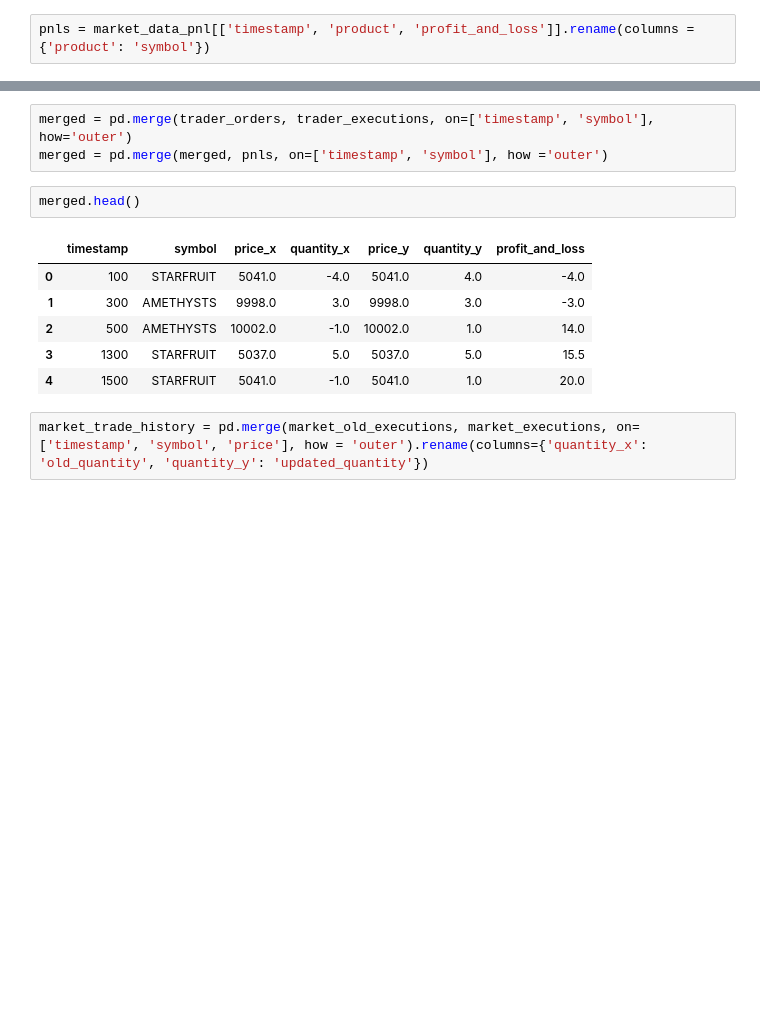
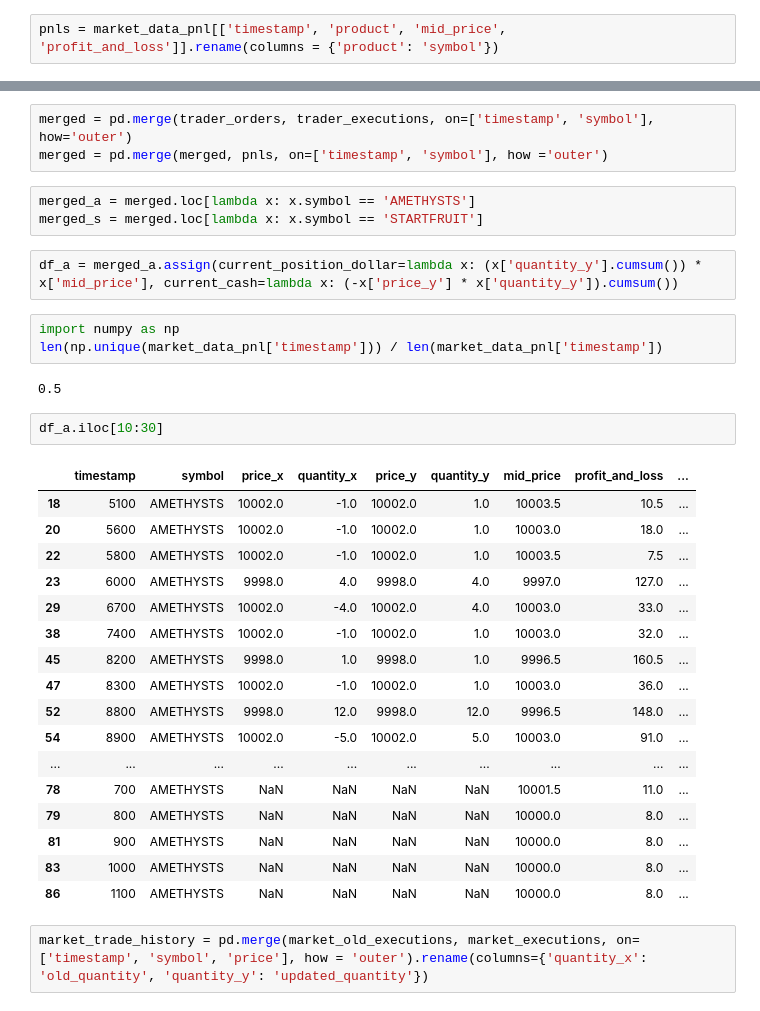
Before and after one commit to KyraZzz/shellcollector25, a Jupyter notebook: round0/data_analysis.ipynb, the cells around one changed output, grey strips where cells are left out. Cells and saved outputs as stored; diff of their text form; blank space fills up the shorter version.

Commit message:
Add data analysis

```diff
--- a/round0/data_analysis.ipynb
+++ b/round0/data_analysis.ipynb
@@ -398,2 +362,2 @@ trader_executions
 # %%
-pnls = market_data_pnl[['timestamp', 'product', 'profit_and_loss']].rename(columns = {'product': 'symbol'})
+pnls = market_data_pnl[['timestamp', 'product', 'mid_price', 'profit_and_loss']].rename(columns = {'product': 'symbol'})
@@ -409,15 +364,36 @@ pnls.head()
 # %%
 merged = pd.merge(trader_orders, trader_executions, on=['timestamp', 'symbol'], how='outer')
 merged = pd.merge(merged, pnls, on=['timestamp', 'symbol'], how ='outer')
-# %%
-merged.head()
-# %% [output]
-|  | timestamp | symbol | price_x | quantity_x | price_y | quantity_y | profit_and_loss |
-| 0 | 100 | STARFRUIT | 5041.0 | -4.0 | 5041.0 | 4.0 | -4.0 |
-| 1 | 300 | AMETHYSTS | 9998.0 | 3.0 | 9998.0 | 3.0 | -3.0 |
-| 2 | 500 | AMETHYSTS | 10002.0 | -1.0 | 10002.0 | 1.0 | 14.0 |
-| 3 | 1300 | STARFRUIT | 5037.0 | 5.0 | 5037.0 | 5.0 | 15.5 |
-| 4 | 1500 | STARFRUIT | 5041.0 | -1.0 | 5041.0 | 1.0 | 20.0 |
+# %%
+merged_a = merged.loc[lambda x: x.symbol == 'AMETHYSTS']
+merged_s = merged.loc[lambda x: x.symbol == 'STARTFRUIT']
+# %%
+df_a = merged_a.assign(current_position_dollar=lambda x: (x['quantity_y'].cumsum()) * x['mid_price'], current_cash=lambda x: (-x['price_y'] * x['quantity_y']).cumsum())
+# %%
+import numpy as np
+len(np.unique(market_data_pnl['timestamp'])) / len(market_data_pnl['timestamp'])
+# %% [output]
+0.5
+# %%
+df_a.iloc[10:30]
+# %% [output]
+|  | timestamp | symbol | price_x | quantity_x | price_y | quantity_y | mid_price | profit_and_loss | ... |
+| 18 | 5100 | AMETHYSTS | 10002.0 | -1.0 | 10002.0 | 1.0 | 10003.5 | 10.5 | ... |
+| 20 | 5600 | AMETHYSTS | 10002.0 | -1.0 | 10002.0 | 1.0 | 10003.0 | 18.0 | ... |
+| 22 | 5800 | AMETHYSTS | 10002.0 | -1.0 | 10002.0 | 1.0 | 10003.5 | 7.5 | ... |
+| 23 | 6000 | AMETHYSTS | 9998.0 | 4.0 | 9998.0 | 4.0 | 9997.0 | 127.0 | ... |
+| 29 | 6700 | AMETHYSTS | 10002.0 | -4.0 | 10002.0 | 4.0 | 10003.0 | 33.0 | ... |
+| 38 | 7400 | AMETHYSTS | 10002.0 | -1.0 | 10002.0 | 1.0 | 10003.0 | 32.0 | ... |
+| 45 | 8200 | AMETHYSTS | 9998.0 | 1.0 | 9998.0 | 1.0 | 9996.5 | 160.5 | ... |
+| 47 | 8300 | AMETHYSTS | 10002.0 | -1.0 | 10002.0 | 1.0 | 10003.0 | 36.0 | ... |
+| 52 | 8800 | AMETHYSTS | 9998.0 | 12.0 | 9998.0 | 12.0 | 9996.5 | 148.0 | ... |
+| 54 | 8900 | AMETHYSTS | 10002.0 | -5.0 | 10002.0 | 5.0 | 10003.0 | 91.0 | ... |
+| ... | ... | ... | ... | ... | ... | ... | ... | ... | ... |
+| 78 | 700 | AMETHYSTS | NaN | NaN | NaN | NaN | 10001.5 | 11.0 | ... |
+| 79 | 800 | AMETHYSTS | NaN | NaN | NaN | NaN | 10000.0 | 8.0 | ... |
+| 81 | 900 | AMETHYSTS | NaN | NaN | NaN | NaN | 10000.0 | 8.0 | ... |
+| 83 | 1000 | AMETHYSTS | NaN | NaN | NaN | NaN | 10000.0 | 8.0 | ... |
+| 86 | 1100 | AMETHYSTS | NaN | NaN | NaN | NaN | 10000.0 | 8.0 | ... |
 # %%
 market_trade_history = pd.merge(market_old_executions, market_executions, on=['timestamp', 'symbol', 'price'], how = 'outer').rename(columns={'quantity_x': 'old_quantity', 'quantity_y': 'updated_quantity'})
 # %%
```
Also changed, not shown: parts of 4 cells of this notebook.
